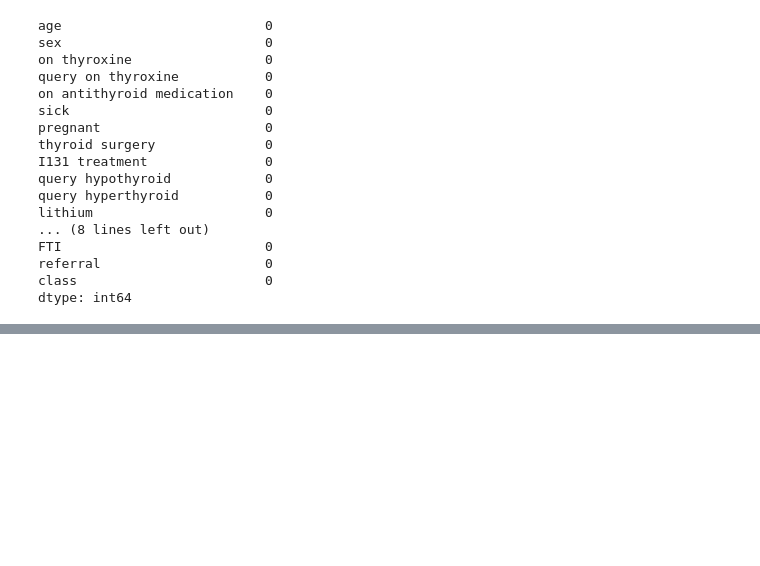
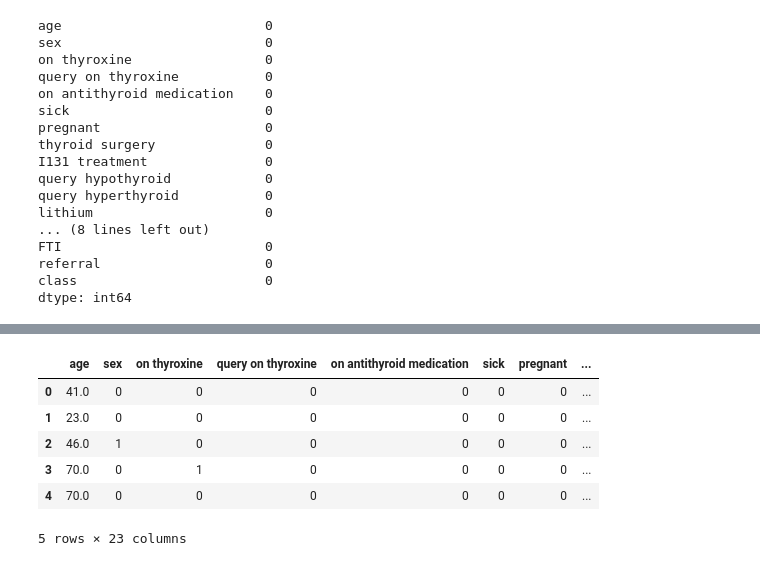
Before and after one commit to Nazarshia2889/Precision-Recall-Adversarial-Network, a Jupyter notebook: src/Data Cleaning/hyperthyroid.ipynb, the cells around one changed output, grey strips where cells are left out. Saved outputs shown, nothing was run; the diff lists cells and outputs as text; code cells hidden in the pictures; blank space fills up the shorter version.

```diff
--- a/src/Data Cleaning/hyperthyroid.ipynb
+++ b/src/Data Cleaning/hyperthyroid.ipynb
@@ -268,0 +280,3 @@ df.head()
+# %%
+df['class'] = df['class'].apply(lambda x : 0 if 'negative' in x else 1)
+df['class']
@@ -268,0 +325,10 @@ df.head()
+# %%
+df.head()
+# %% [output]
+|  | age | sex | on thyroxine | query on thyroxine | on antithyroid medication | sick | pregnant | ... |
+| 0 | 41.0 | 0 | 0 | 0 | 0 | 0 | 0 | ... |
+| 1 | 23.0 | 0 | 0 | 0 | 0 | 0 | 0 | ... |
+| 2 | 46.0 | 1 | 0 | 0 | 0 | 0 | 0 | ... |
+| 3 | 70.0 | 0 | 1 | 0 | 0 | 0 | 0 | ... |
+| 4 | 70.0 | 0 | 0 | 0 | 0 | 0 | 0 | ... |
+5 rows × 23 columns
```
Also changed, not shown: parts of 8 cells of this notebook, 15 other files.
